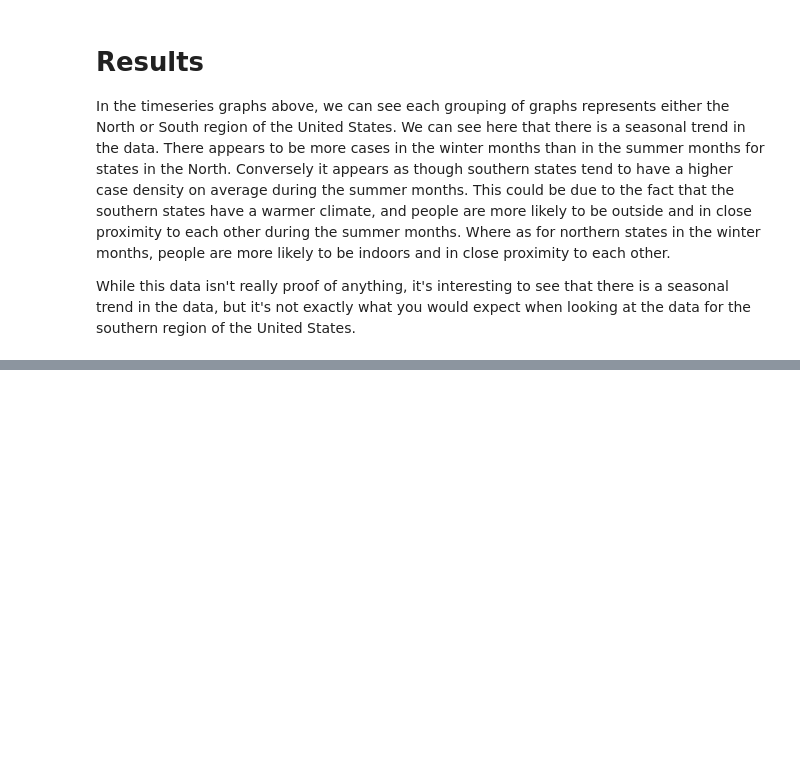
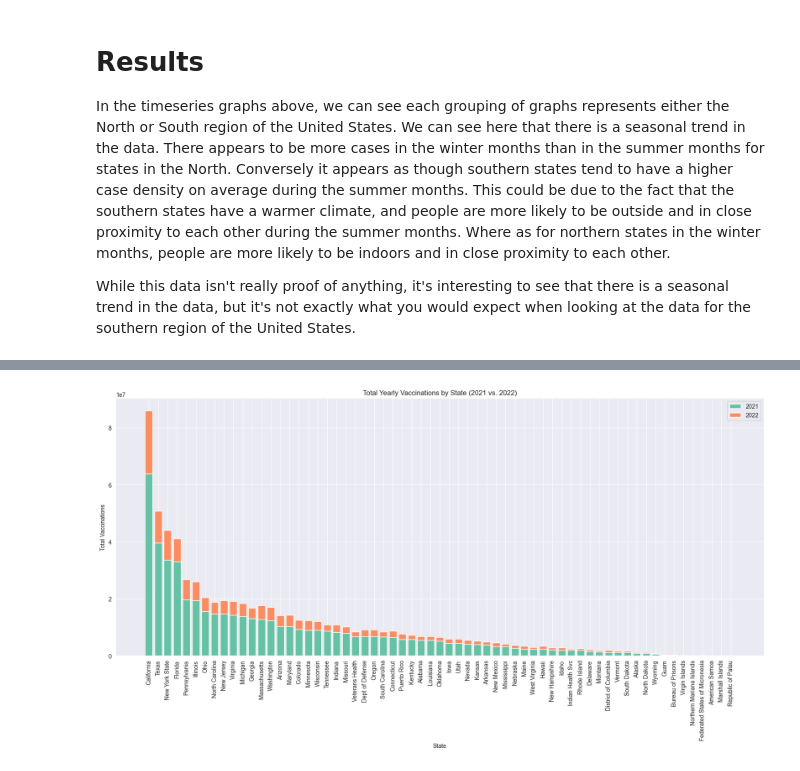
Before and after one commit to mikerasch/Covid19Analysis, a Jupyter notebook: Covid_Analysis.ipynb, the cells around one changed output, grey strips where cells are left out. Drawn from its saved outputs; the diff is of its cells as text; code cells hidden in the pictures; blank space fills up the shorter version.

Commit message:
Data visualization

```diff
--- a/Covid_Analysis.ipynb
+++ b/Covid_Analysis.ipynb
@@ -459,0 +467,3 @@ While this data isn't really proof of anything, it's interesting to see that the
+# %%
+vaccination_df = pd.read_csv("US_Vaccinations.csv")
+vaccination_df
@@ -459,0 +484,9 @@ While this data isn't really proof of anything, it's interesting to see that the
+# %%
+vaccination_df['year'] = pd.DatetimeIndex(vaccination_df['date']).year
+df_2021 = vaccination_df[vaccination_df['year'] == 2021].groupby('location')['daily_vaccinations'].sum()
+
+df_2022 = vaccination_df[vaccination_df['year'] == 2022].groupby('location')['daily_vaccinations'].sum()
+
+combined_df = pd.merge(df_2021, df_2022, on='location', suffixes=('_2021', '_2022'))
+combined_df.drop('United States', inplace=True)
+combined_df
@@ -459,0 +508,15 @@ While this data isn't really proof of anything, it's interesting to see that the
+# %%
+combined_df = combined_df.sort_values('daily_vaccinations_2021', ascending=False)
+
+plt.figure(figsize=(20, 8))
+plt.bar(combined_df.index, combined_df['daily_vaccinations_2021'], label='2021')
+plt.bar(combined_df.index, combined_df['daily_vaccinations_2022'], bottom=combined_df['daily_vaccinations_2021'], label='2022')
+plt.xticks(rotation=90)
+plt.legend()
+plt.title('Total Yearly Vaccinations by State (2021 vs. 2022)')
+plt.xlabel('State')
+plt.ylabel('Total Vaccinations')
+
+plt.show()
+# %% [output]
+[figure, added]
```
Also changed, not shown: parts of 18 cells of this notebook, 2 other files.
